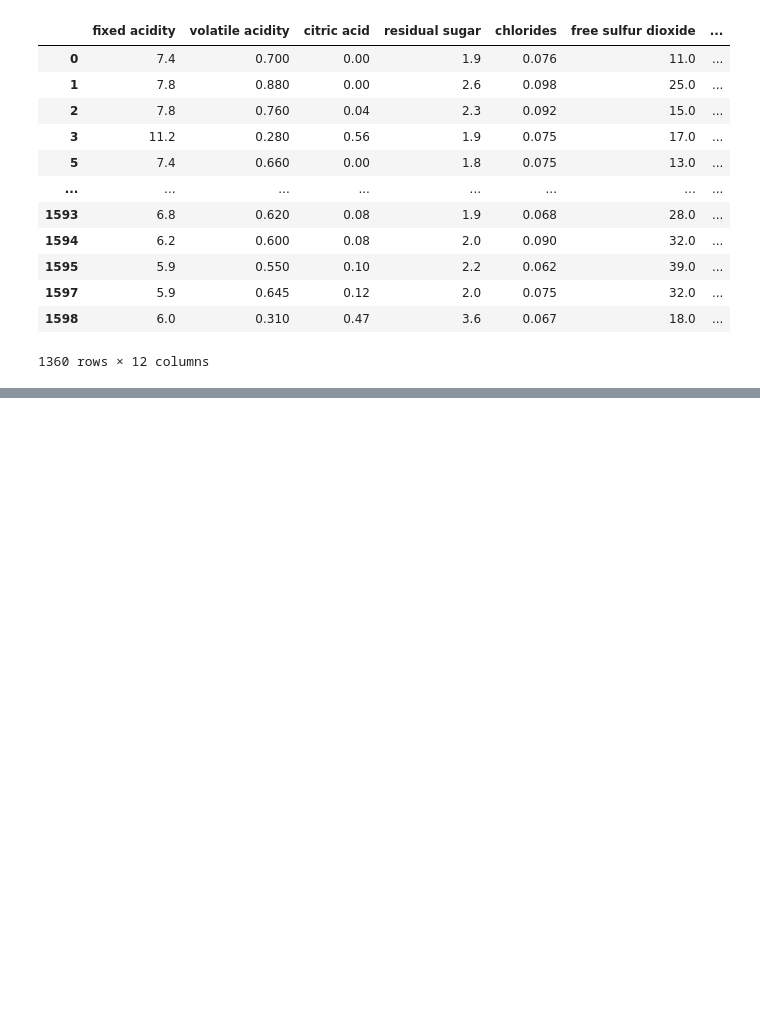
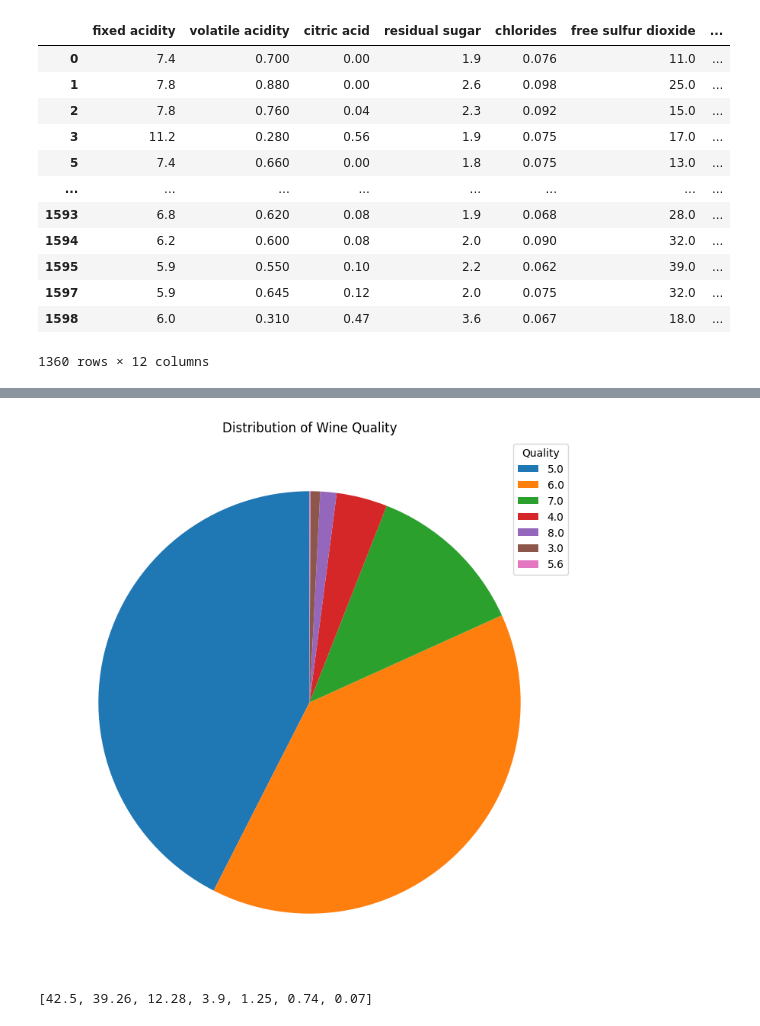
Before and after one commit to BB-Japheth/112299540-BORTEY-JAPHETH, a Jupyter notebook: 11299540.ipynb, the cells around one changed output, grey strips where cells are left out. Drawn from its saved outputs; the diff is of its cells as text; code cells hidden in the pictures; blank space fills up the shorter version.

```diff
--- a/11299540.ipynb
+++ b/11299540.ipynb
@@ -194,0 +236,3 @@ your_dataset.notnull().any()
+# %%
+quality_counts=wine["quality"].value_counts()
+quality_counts
@@ -194,0 +249,17 @@ your_dataset.notnull().any()
+# %%
+plt.figure(figsize=(9, 9))
+plt.pie(quality_counts, startangle=90)
+plt.legend(quality_counts.index, title='Quality', loc='upper right')
+plt.title('Distribution of Wine Quality')
+plt.show()
+# %% [output]
+[figure, added]
+# %%
+x=list(quality_counts)
+y=list()
+for i in x:
+    y.append(round(100*(i/1360),2))
+
+y
+# %% [output]
+[42.5, 39.26, 12.28, 3.9, 1.25, 0.74, 0.07]
```
Also changed, not shown: parts of 15 cells of this notebook.
